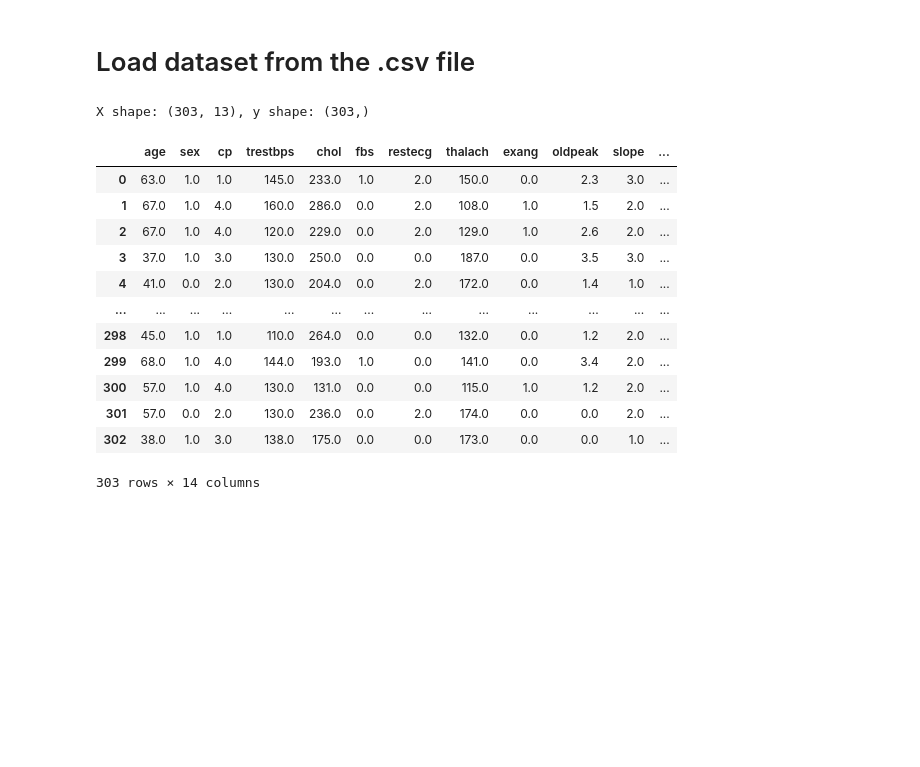
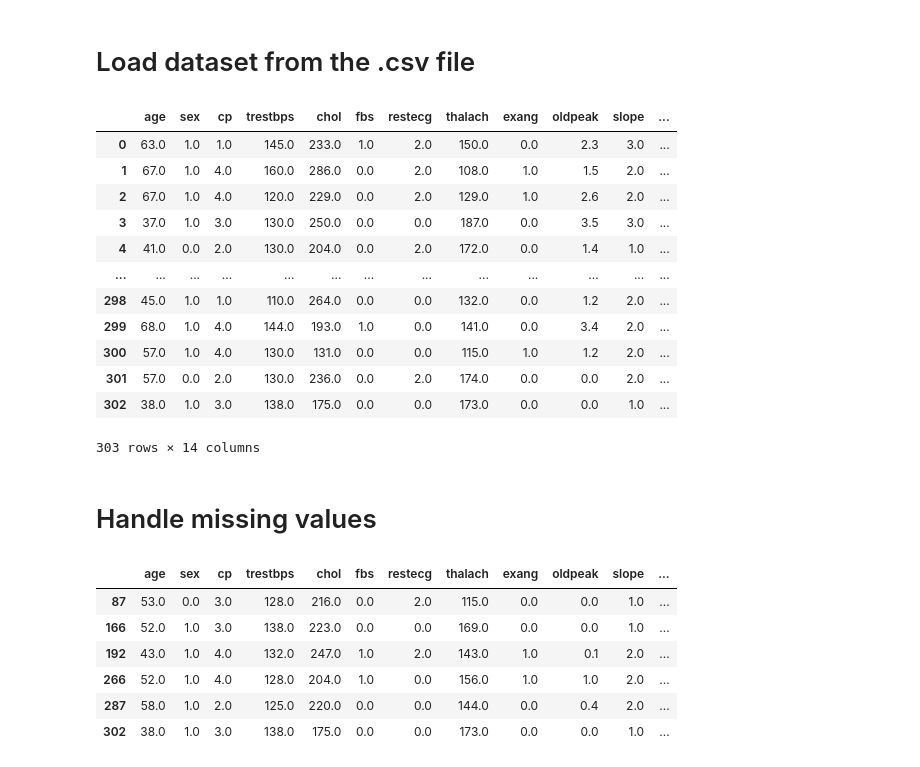
Before and after one commit to mha66/heart-disease-prediction, a Jupyter notebook: notebooks/01_data_preprocessing.ipynb, the cells around one changed output. Saved outputs shown, nothing was run; the diff lists cells and outputs as text; code cells hidden in the pictures; blank space fills up the shorter version.

```diff
--- a/notebooks/01_data_preprocessing.ipynb
+++ b/notebooks/01_data_preprocessing.ipynb
@@ -44,23 +76,32 @@ df
 # Load dataset from the .csv file
 # %%
 df = pd.read_csv('../data/heart_disease.csv')
-X = df.drop('num', axis=1).values
-y = df['num'].values
-
-print(f"X shape: {X.shape}, y shape: {y.shape}")
 df
 # %% [output]
+|  | age | sex | cp | trestbps | chol | fbs | restecg | thalach | exang | oldpeak | slope | ... |
+| 0 | 63.0 | 1.0 | 1.0 | 145.0 | 233.0 | 1.0 | 2.0 | 150.0 | 0.0 | 2.3 | 3.0 | ... |
+| 1 | 67.0 | 1.0 | 4.0 | 160.0 | 286.0 | 0.0 | 2.0 | 108.0 | 1.0 | 1.5 | 2.0 | ... |
+| 2 | 67.0 | 1.0 | 4.0 | 120.0 | 229.0 | 0.0 | 2.0 | 129.0 | 1.0 | 2.6 | 2.0 | ... |
+| 3 | 37.0 | 1.0 | 3.0 | 130.0 | 250.0 | 0.0 | 0.0 | 187.0 | 0.0 | 3.5 | 3.0 | ... |
+| 4 | 41.0 | 0.0 | 2.0 | 130.0 | 204.0 | 0.0 | 2.0 | 172.0 | 0.0 | 1.4 | 1.0 | ... |
+| ... | ... | ... | ... | ... | ... | ... | ... | ... | ... | ... | ... | ... |
+| 298 | 45.0 | 1.0 | 1.0 | 110.0 | 264.0 | 0.0 | 0.0 | 132.0 | 0.0 | 1.2 | 2.0 | ... |
+| 299 | 68.0 | 1.0 | 4.0 | 144.0 | 193.0 | 1.0 | 0.0 | 141.0 | 0.0 | 3.4 | 2.0 | ... |
+| 300 | 57.0 | 1.0 | 4.0 | 130.0 | 131.0 | 0.0 | 0.0 | 115.0 | 1.0 | 1.2 | 2.0 | ... |
+| 301 | 57.0 | 0.0 | 2.0 | 130.0 | 236.0 | 0.0 | 2.0 | 174.0 | 0.0 | 0.0 | 2.0 | ... |
+| 302 | 38.0 | 1.0 | 3.0 | 138.0 | 175.0 | 0.0 | 0.0 | 173.0 | 0.0 | 0.0 | 1.0 | ... |
-X shape: (303, 13), y shape: (303,)
+303 rows × 14 columns
-|  | age | sex | cp | trestbps | chol | fbs | restecg | thalach | exang | oldpeak | slope | ... |
-| 0 | 63.0 | 1.0 | 1.0 | 145.0 | 233.0 | 1.0 | 2.0 | 150.0 | 0.0 | 2.3 | 3.0 | ... |
-| 1 | 67.0 | 1.0 | 4.0 | 160.0 | 286.0 | 0.0 | 2.0 | 108.0 | 1.0 | 1.5 | 2.0 | ... |
-| 2 | 67.0 | 1.0 | 4.0 | 120.0 | 229.0 | 0.0 | 2.0 | 129.0 | 1.0 | 2.6 | 2.0 | ... |
-| 3 | 37.0 | 1.0 | 3.0 | 130.0 | 250.0 | 0.0 | 0.0 | 187.0 | 0.0 | 3.5 | 3.0 | ... |
-| 4 | 41.0 | 0.0 | 2.0 | 130.0 | 204.0 | 0.0 | 2.0 | 172.0 | 0.0 | 1.4 | 1.0 | ... |
-| ... | ... | ... | ... | ... | ... | ... | ... | ... | ... | ... | ... | ... |
-| 298 | 45.0 | 1.0 | 1.0 | 110.0 | 264.0 | 0.0 | 0.0 | 132.0 | 0.0 | 1.2 | 2.0 | ... |
-| 299 | 68.0 | 1.0 | 4.0 | 144.0 | 193.0 | 1.0 | 0.0 | 141.0 | 0.0 | 3.4 | 2.0 | ... |
-| 300 | 57.0 | 1.0 | 4.0 | 130.0 | 131.0 | 0.0 | 0.0 | 115.0 | 1.0 | 1.2 | 2.0 | ... |
-| 301 | 57.0 | 0.0 | 2.0 | 130.0 | 236.0 | 0.0 | 2.0 | 174.0 | 0.0 | 0.0 | 2.0 | ... |
-| 302 | 38.0 | 1.0 | 3.0 | 138.0 | 175.0 | 0.0 | 0.0 | 173.0 | 0.0 | 0.0 | 1.0 | ... |
-303 rows × 14 columns
+# %% [markdown]
+# Handle missing values
+# %%
+# print rows with missing values
+missing_rows = df[df.isnull().any(axis=1)]
+missing_rows
+# %% [output]
+|  | age | sex | cp | trestbps | chol | fbs | restecg | thalach | exang | oldpeak | slope | ... |
+| 87 | 53.0 | 0.0 | 3.0 | 128.0 | 216.0 | 0.0 | 2.0 | 115.0 | 0.0 | 0.0 | 1.0 | ... |
+| 166 | 52.0 | 1.0 | 3.0 | 138.0 | 223.0 | 0.0 | 0.0 | 169.0 | 0.0 | 0.0 | 1.0 | ... |
+| 192 | 43.0 | 1.0 | 4.0 | 132.0 | 247.0 | 1.0 | 2.0 | 143.0 | 1.0 | 0.1 | 2.0 | ... |
+| 266 | 52.0 | 1.0 | 4.0 | 128.0 | 204.0 | 1.0 | 0.0 | 156.0 | 1.0 | 1.0 | 2.0 | ... |
+| 287 | 58.0 | 1.0 | 2.0 | 125.0 | 220.0 | 0.0 | 0.0 | 144.0 | 0.0 | 0.4 | 2.0 | ... |
+| 302 | 38.0 | 1.0 | 3.0 | 138.0 | 175.0 | 0.0 | 0.0 | 173.0 | 0.0 | 0.0 | 1.0 | ... |
```
Also changed, not shown: parts of 8 cells of this notebook, 1 other file.
